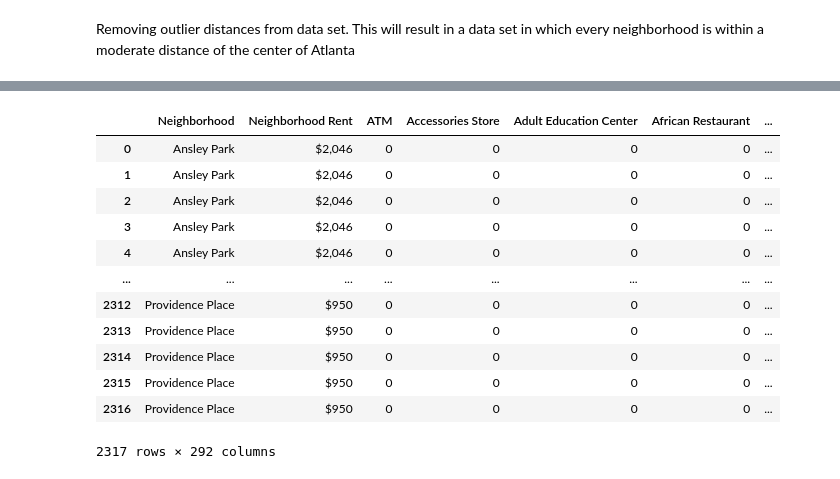
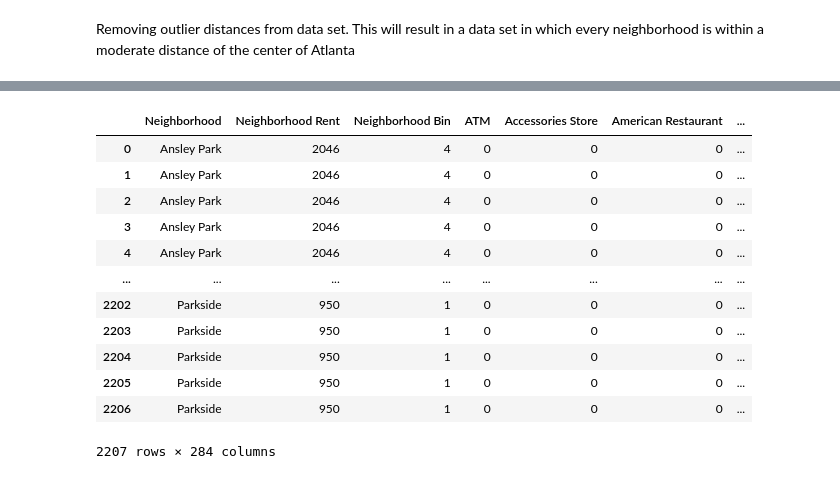
Before and after one commit to alonb235/Coursera_Capstone, a Jupyter notebook: Final Capstone Notebook.ipynb, the cells around one changed output, grey strips where cells are left out. Cells and saved outputs as stored; diff of their text form; code cells hidden in the pictures.

```diff
--- a/Final Capstone Notebook.ipynb
+++ b/Final Capstone Notebook.ipynb
@@ -248,0 +289,20 @@ clean_df.reset_index(drop=True)
+# %%
+import folium
+atl_map = folium.Map(location=[atlanta_lat, atlanta_long], zoom_start=12)
+
+neighborhood_markers = folium.map.FeatureGroup()
+
+# loop through the neighborhoods and add each to feature group
+for lat, lng, rent, neighborhood in zip(clean_df.Latitude, clean_df.Longitude, clean_df.Rent, clean_df.Neighborhood):
+    neighborhood_markers.add_child(
+        folium.features.CircleMarker(
+            [lat, lng],
+            # size of
+            radius=10*(rent/clean_df.Rent.mean()),
+            color='yellow',
+            fill=True,
+            fill_color='blue',
+            fill_opacity=0.6,
+            popup=neighborhood
+        )
+    )
@@ -248,0 +318,4 @@ clean_df.reset_index(drop=True)
+# %%
+bin_labels = [1, 2, 3, 4]
+clean_df["Bin"] = pd.qcut(clean_df["Rent"], q=4, labels=bin_labels)
+clean_df.head(40)
@@ -255,10 +370,10 @@ CLIENT_SECRET = 'QD44DA4ZVUNOP3LXU0EBWBEMWMPZVGSWZAAVVZVWFAUDLJ3Q' # your Foursq
 VERSION = '20180605' # Foursquare API version
 LIMIT = 100 # A default Foursquare API limit value
 # %%
-def getNearbyVenues(names, latitudes, longitudes, rents, radius=500):
+def getNearbyVenues(names, latitudes, longitudes, rents, bins, radius=500):
 
     venues_list=[]
-    for name, lat, lng, rent in zip(names, latitudes, longitudes, rents):
+    for name, lat, lng, rent, bin_num in zip(names, latitudes, longitudes, rents, bins):
         print(name)
 
         # create the API request URL
@@ -280,6 +395,7 @@ def getNearbyVenues(names, latitudes, longitudes, rents, radius=500):
             lat,
             lng,
             rent,
+            bin_num,
             v['venue']['name'],
             v['venue']['location']['lat'],
             v['venue']['location']['lng'],
@@ -290,6 +406,7 @@ def getNearbyVenues(names, latitudes, longitudes, rents, radius=500):
                   'Neighborhood Latitude',
                   'Neighborhood Longitude',
                   'Neighborhood Rent',
+                  'Neighborhood Bin',
                   'Venue',
                   'Venue Latitude',
                   'Venue Longitude',
@@ -301,7 +418,8 @@ def getNearbyVenues(names, latitudes, longitudes, rents, radius=500):
 atlanta_venues = getNearbyVenues(names=new_df['Neighborhood'],
                                    latitudes= clean_df['Latitude'],
                                    longitudes=clean_df['Longitude'],
-                                   rents=clean_df['Avg. Rent']
+                                   rents=clean_df['Rent'],
+                                   bins=clean_df["Bin"]
                                   )
 # %% [output]
 Ansley Park
@@ -340,29 +458,30 @@ atlanta_venues
 # %%
 # one hot encoding
 atlanta_onehot = pd.get_dummies(atlanta_venues[['Venue Category']], prefix="", prefix_sep="")
 
 # add neighborhood and rent columns back to dataframe
 atlanta_onehot['Neighborhood'] = atlanta_venues['Neighborhood']
 atlanta_onehot['Neighborhood Rent'] = atlanta_venues['Neighborhood Rent']
+atlanta_onehot['Neighborhood Bin'] = atlanta_venues['Neighborhood Bin']
 
 # moves Neighborhood and Neighborhood Rent to front of DF
-cols_at_front = ['Neighborhood', 'Neighborhood Rent']
+cols_at_front = ['Neighborhood', 'Neighborhood Rent', 'Neighborhood Bin']
 atlanta_onehot = atlanta_onehot[[c for c in cols_at_front if c in atlanta_onehot] + [c for c in atlanta_onehot if c not in cols_at_front]]
 
 atlanta_onehot
 # %% [output]
-|  | Neighborhood | Neighborhood Rent | ATM | Accessories Store | Adult Education Center | African Restaurant | ... |
-| 0 | Ansley Park | $2,046 | 0 | 0 | 0 | 0 | ... |
-| 1 | Ansley Park | $2,046 | 0 | 0 | 0 | 0 | ... |
-| 2 | Ansley Park | $2,046 | 0 | 0 | 0 | 0 | ... |
-| 3 | Ansley Park | $2,046 | 0 | 0 | 0 | 0 | ... |
-| 4 | Ansley Park | $2,046 | 0 | 0 | 0 | 0 | ... |
+|  | Neighborhood | Neighborhood Rent | Neighborhood Bin | ATM | Accessories Store | American Restaurant | ... |
+| 0 | Ansley Park | 2046 | 4 | 0 | 0 | 0 | ... |
+| 1 | Ansley Park | 2046 | 4 | 0 | 0 | 0 | ... |
+| 2 | Ansley Park | 2046 | 4 | 0 | 0 | 0 | ... |
+| 3 | Ansley Park | 2046 | 4 | 0 | 0 | 0 | ... |
+| 4 | Ansley Park | 2046 | 4 | 0 | 0 | 0 | ... |
 | ... | ... | ... | ... | ... | ... | ... | ... |
-| 2312 | Providence Place | $950 | 0 | 0 | 0 | 0 | ... |
-| 2313 | Providence Place | $950 | 0 | 0 | 0 | 0 | ... |
-| 2314 | Providence Place | $950 | 0 | 0 | 0 | 0 | ... |
-| 2315 | Providence Place | $950 | 0 | 0 | 0 | 0 | ... |
-| 2316 | Providence Place | $950 | 0 | 0 | 0 | 0 | ... |
+| 2202 | Parkside | 950 | 1 | 0 | 0 | 0 | ... |
+| 2203 | Parkside | 950 | 1 | 0 | 0 | 0 | ... |
+| 2204 | Parkside | 950 | 1 | 0 | 0 | 0 | ... |
+| 2205 | Parkside | 950 | 1 | 0 | 0 | 0 | ... |
+| 2206 | Parkside | 950 | 1 | 0 | 0 | 0 | ... |
-2317 rows × 292 columns
+2207 rows × 284 columns
 # %%
 # gets frequency of venue per neighborhood as an average value of venue type
```
Also changed, not shown: parts of 112 cells of this notebook.
